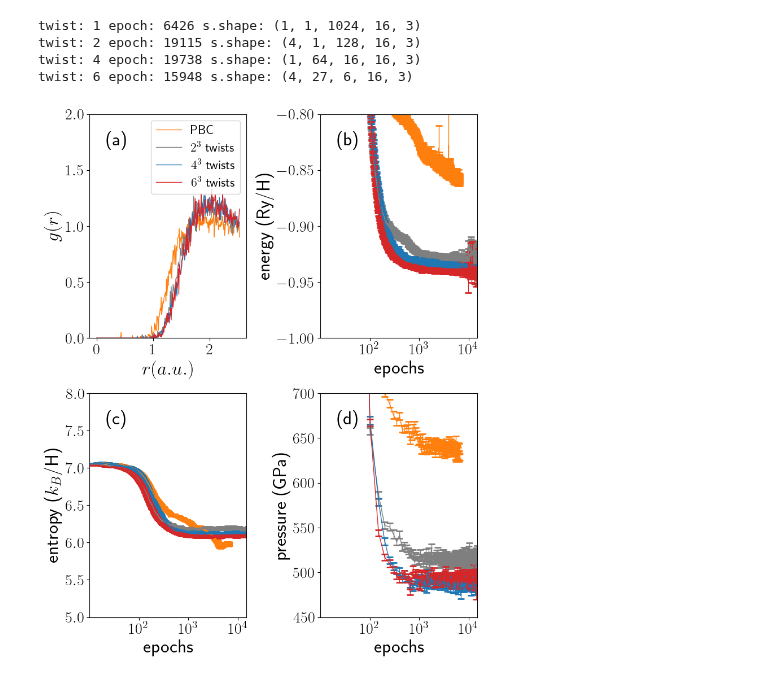
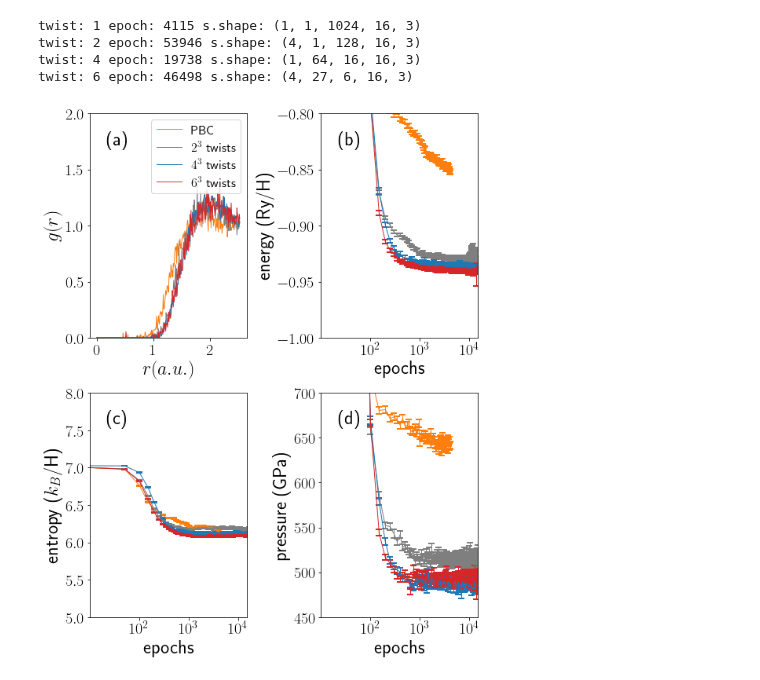
Before and after one commit to fermiflow/hydrogen, a Jupyter notebook: analysis/figs.ipynb, the cells around one changed output. Saved outputs shown, nothing was run; the diff lists cells and outputs as text; code cells hidden in the pictures.

Commit message:
SKIP, and add n=16 pbc data with larger mc steps

```diff
--- a/analysis/figs.ipynb
+++ b/analysis/figs.ipynb
@@ -514,7 +514,7 @@ for n, path, color in zip(ns, paths, colors):
     yerr = np.sqrt(df['e_err'].values**2 + df['vpp_err'].values**2)
 
     ax = axes[0, 1]
-    ax.errorbar(df['epoch'].values, y, yerr=yerr, color=color,
+    ax.errorbar(df['epoch'].values[::SKIP], y[::SKIP], yerr=yerr[::SKIP], color=color,
             markerfacecolor='none', markeredgewidth=2, ms=2, capsize=4, label="$N=%d$" % n)
     ax.set_xlabel('epochs')
     ax.set_ylabel('energy (Ry/H)')
@@ -531,7 +531,7 @@ for n, path, color in zip(ns, paths, colors):
     yerr = df['s_err'].values
 
     ax = axes[1, 0]
-    ax.errorbar(df['epoch'].values, y, yerr=yerr, color=color,
+    ax.errorbar(df['epoch'].values[::SKIP], y[::SKIP], yerr=yerr[::SKIP], color=color,
             markerfacecolor='none', markeredgewidth=2, ms=2, capsize=4)
     ax.set_xlabel('epochs')
     ax.set_ylabel('entropy ($k_B$/H)')
@@ -597,7 +597,7 @@ ds = -jax.scipy.special.gammaln(n+1)/n + 1.5*(1+np.log(1836*rs**2/(4*np.pi)*T/15
 
 twists = [1, 2, 4, 6]
 paths = [
-    "../data/ff35520-r-fixk0-backflow-tabc-w-feature-learnf-corrects-real-twist/n_16_dim_3_t_1_rs_1.25_T_6000_fs_1_fd_3_fh1_32_fh2_16_wd_4_wh1_32_wh2_16_Nf_1_K_1_nk_57_Gmax_15_kappa_10_mctherm_10_mcsteps_10_100_mcwidth_0.02_0.04_lr_0.05_0.05_decay_0.001_damping_0.001_0.001_norm_0.001_0.001_clip_5_alpha_0.05_ws_1024_bs_8_accsteps_1",
+    "../data/ff35520-r-fixk0-backflow-tabc-w-feature-learnf-corrects-real-twist/n_16_dim_3_t_1_rs_1.25_T_6000_fs_1_fd_3_fh1_32_fh2_16_wd_4_wh1_32_wh2_16_Nf_1_K_1_nk_57_Gmax_15_kappa_10_mctherm_10_mcsteps_50_500_mcwidth_0.02_0.04_lr_0.05_0.05_decay_0.001_damping_0.001_0.001_norm_0.001_0.001_clip_5_alpha_0.05_ws_1024_bs_8_accsteps_1",
     "../data/ff35520-r-fixk0-backflow-tabc-w-feature-learnf-corrects-real-twist/n_16_dim_3_t_2_rs_1.25_T_6000_fs_1_fd_3_fh1_32_fh2_16_wd_4_wh1_32_wh2_16_Nf_1_K_1_nk_57_Gmax_15_kappa_10_mctherm_10_mcsteps_50_500_mcwidth_0.02_0.04_lr_0.05_0.05_decay_0.001_damping_0.001_0.001_norm_0.001_0.001_clip_5_alpha_0.1_ws_128_bs_8_accsteps_1",
     "../data/ff35520-r-fixk0-backflow-tabc-w-feature-learnf-corrects-real-twist/n_16_dim_3_t_4_rs_1.25_T_6000_fs_1_fd_3_fh1_32_fh2_16_wd_4_wh1_32_wh2_16_Nf_1_K_1_nk_57_Gmax_15_kappa_10_mctherm_10_mcsteps_10_100_mcwidth_0.02_0.04_lr_0.05_0.05_decay_0.001_damping_0.001_0.001_norm_0.001_0.001_clip_5_alpha_0.05_ws_16_bs_8_accsteps_1",
     "../data/ff35520-r-fixk0-backflow-tabc-w-feature-learnf-corrects-real-twist/n_16_dim_3_t_6_rs_1.25_T_6000_fs_1_fd_3_fh1_32_fh2_16_wd_4_wh1_32_wh2_16_Nf_1_K_1_nk_57_Gmax_15_kappa_10_mctherm_10_mcsteps_50_500_mcwidth_0.02_0.04_lr_0.05_0.05_decay_0.001_damping_0.001_0.001_norm_0.001_0.001_clip_5_alpha_0.1_ws_6_bs_8_accsteps_1",
@@ -637,7 +637,7 @@ for t, path, color in zip(twists, paths, colors):
     yerr = np.sqrt(df['e_err'].values**2 + df['vpp_err'].values**2)
 
     ax = axes[0, 1]
-    ax.errorbar(df['epoch'].values, y, yerr=yerr, color=color,
+    ax.errorbar(df['epoch'].values[::SKIP], y[::SKIP], yerr=yerr[::SKIP], color=color,
             markerfacecolor='none', markeredgewidth=2, ms=2, capsize=4, label="$N=%d$" % n)
     ax.set_xlabel('epochs')
     ax.set_ylabel('energy (Ry/H)')
@@ -651,7 +651,7 @@ for t, path, color in zip(twists, paths, colors):
     yerr = df['s_err'].values
 
     ax = axes[1, 0]
-    ax.errorbar(df['epoch'].values, y, yerr=yerr, color=color,
+    ax.errorbar(df['epoch'].values[::SKIP], y[::SKIP], yerr=yerr[::SKIP], color=color,
             markerfacecolor='none', markeredgewidth=2, ms=2, capsize=4)
     ax.set_xlabel('epochs')
     ax.set_ylabel('entropy ($k_B$/H)')
@@ -661,34 +661,34 @@ for t, path, color in zip(twists, paths, colors):
     ax.set_xticks([100, 1000, 10000])
 
     # (d) pressure
     L = (4/3*np.pi*n)**(1/3)
     y = df['p'].values + (2*Kp)/(3*(L*rs)**3)*14710.513242194795*n
     yerr = df['p_err'].values
 
     ax = axes[1, 1]
     ax.errorbar(df['epoch'].values[::SKIP], y[::SKIP], yerr=yerr[::SKIP], color=color,
             markerfacecolor='none', markeredgewidth=2, ms=2, capsize=4, label="$N=%d$" % n)
     ax.set_xlabel('epochs')
     ax.set_ylabel('pressure (GPa)')
     ax.set_xlim([10, 15000])
     ax.set_ylim([450, 700])
     ax.set_xscale('log')
     ax.set_xticks([100, 1000, 10000])
     #ax.legend()
 
 panels = np.array([["(a)", "(b)"],
                    ["(c)", "(d)"]])
 for row in range(2):
     for col in range(2):
         at = AnchoredText(panels[row, col], prop=dict(size=24), frameon=False, loc=2)
         at.patch.set_boxstyle("round,pad=0.,rounding_size=0.2")
         axes[row, col].add_artist(at)
 
 plt.tight_layout()
 plt.savefig('twist.pdf')
 # %% [output]
-twist: 1 epoch: 6426 s.shape: (1, 1, 1024, 16, 3)
-twist: 2 epoch: 19115 s.shape: (4, 1, 128, 16, 3)
+twist: 1 epoch: 4115 s.shape: (1, 1, 1024, 16, 3)
+twist: 2 epoch: 53946 s.shape: (4, 1, 128, 16, 3)
 twist: 4 epoch: 19738 s.shape: (1, 64, 16, 16, 3)
-twist: 6 epoch: 15948 s.shape: (4, 27, 6, 16, 3)
+twist: 6 epoch: 46498 s.shape: (4, 27, 6, 16, 3)
-[figure, old version]
+[figure, new version]
```
Also changed, not shown: parts of 8 cells of this notebook, 1 other file.
